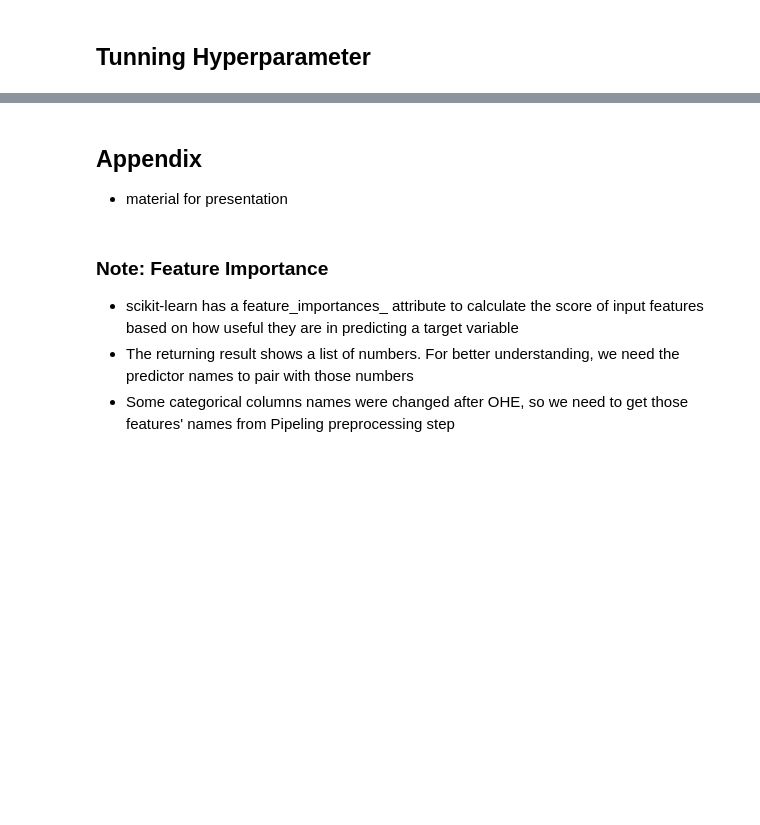
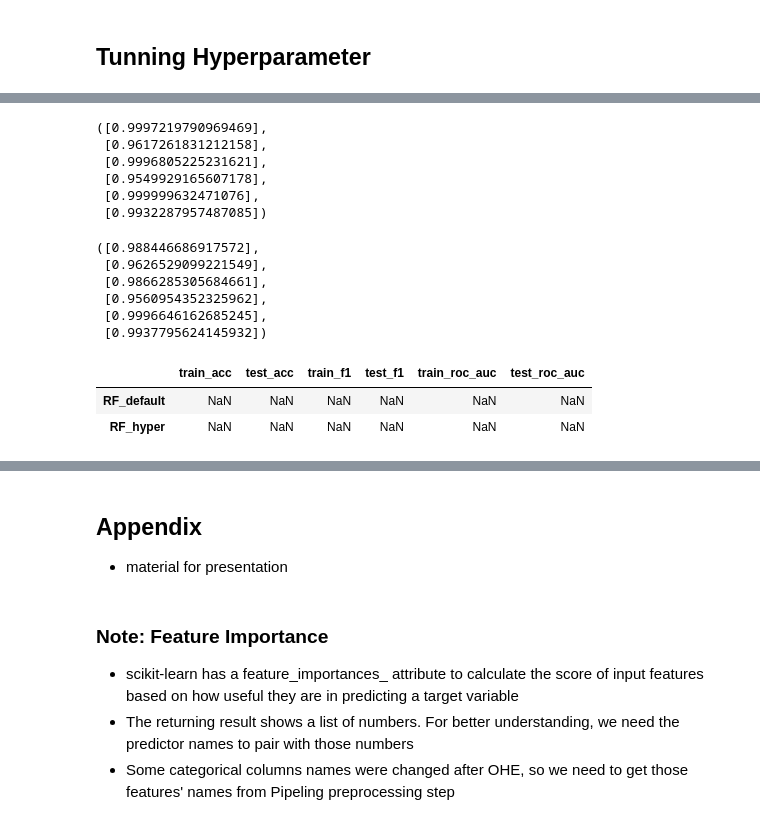
Before and after one commit to jingyunw/Airline_Passenger_Satisfaction_Analysis, a Jupyter notebook: Airline-Passenger-Satisfaction.ipynb, the cells around one changed output, grey strips where cells are left out. Saved outputs shown, nothing was run; the diff lists cells and outputs as text; code cells hidden in the pictures; blank space fills up the shorter version.

```diff
--- a/Airline-Passenger-Satisfaction.ipynb
+++ b/Airline-Passenger-Satisfaction.ipynb
@@ -1288,0 +1344,28 @@ ROC-AUC: 0.9936129374585954
+# %%
+result_rf[:]
+# %% [output]
+([0.9997219790969469],
+ [0.9617261831212158],
+ [0.9996805225231621],
+ [0.9549929165607178],
+ [0.999999632471076],
+ [0.9932287957487085])
+# %%
+result_rf2[:]
+# %% [output]
+([0.988446686917572],
+ [0.9626529099221549],
+ [0.9866285305684661],
+ [0.9560954352325962],
+ [0.9996646162685245],
+ [0.9937795624145932])
+# %%
+rf_compare_df = pd.DataFrame(columns=['train_acc', 'test_acc',
+                                      'train_f1', 'test_f1',
+                                      'train_roc_auc', 'test_roc_auc'],
+                             index=['RF_default', 'RF_hyper'])
+rf_compare_df
+# %% [output]
+|  | train_acc | test_acc | train_f1 | test_f1 | train_roc_auc | test_roc_auc |
+| RF_default | NaN | NaN | NaN | NaN | NaN | NaN |
+| RF_hyper | NaN | NaN | NaN | NaN | NaN | NaN |
```
Also changed, not shown: parts of 103 cells of this notebook.
